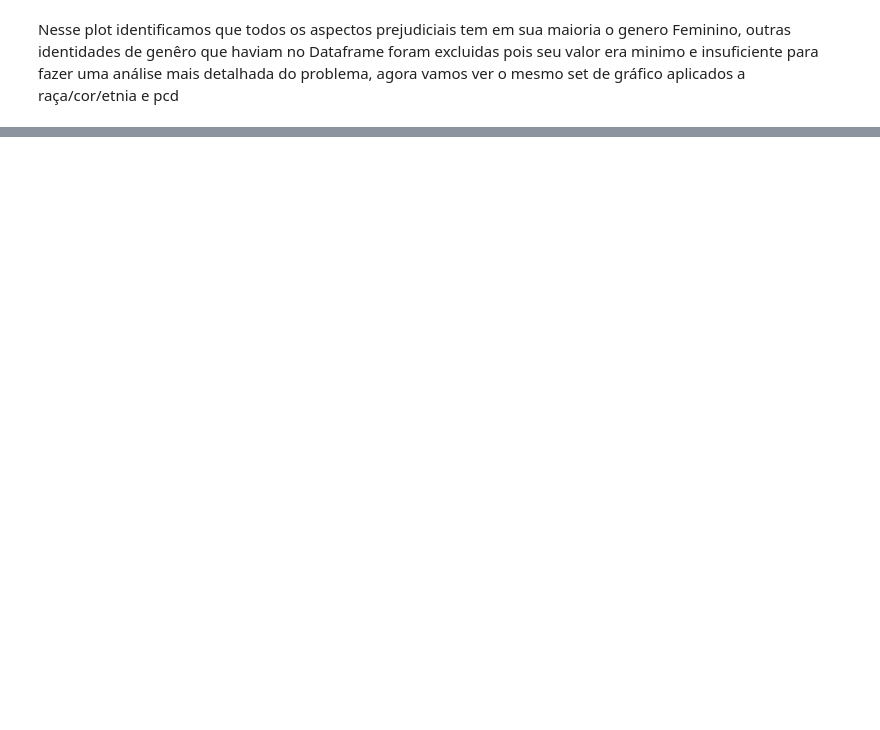
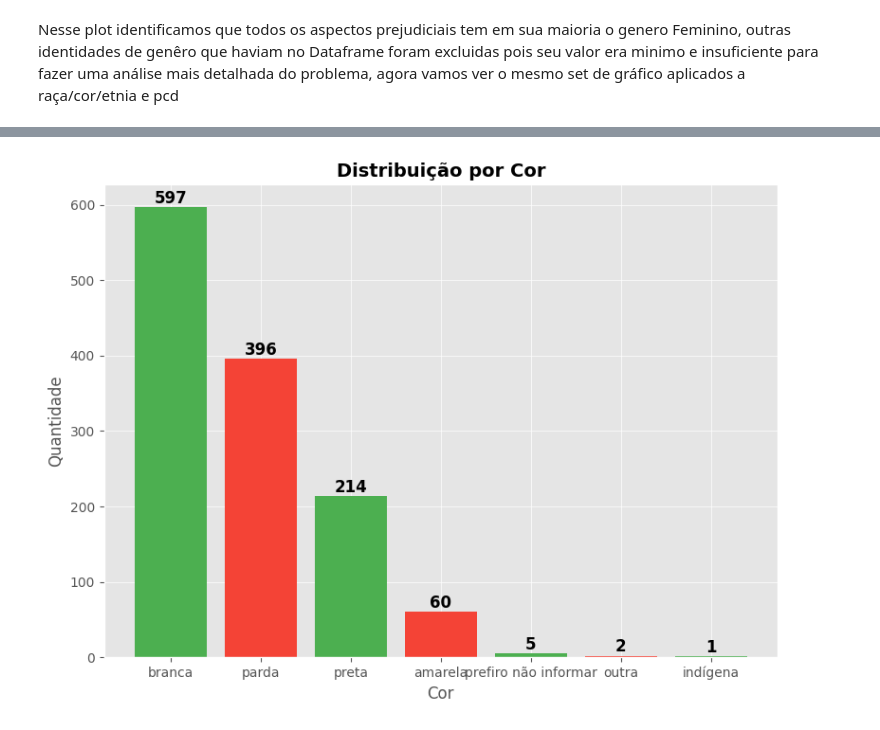
Before and after one commit to rodriguesgui/DC-Data-Glow-Up, a Jupyter notebook: src/main.ipynb, the cells around one changed output, grey strips where cells are left out. Saved outputs shown, nothing was run; the diff lists cells and outputs as text; code cells hidden in the pictures; blank space fills up the shorter version.

```diff
--- a/src/main.ipynb
+++ b/src/main.ipynb
@@ -797,0 +800,27 @@ plt.show()
+# %%
+
+valores_cores = df['1.c_cor/raca/etnia'].value_counts()
+categorias_cores = valores_cores.index
+valores_cor = valores_cores.values
+
+plt.style.use('ggplot')
+fig, ax = plt.subplots(figsize=(8, 6))
+
+# Cria as barras
+barras = ax.bar(categorias_cores, valores_cor, color=['#4CAF50', '#F44336'])
+
+# Adiciona os valores em cima das barras
+for barra in barras:
+    altura = barra.get_height()
+    ax.text(barra.get_x() + barra.get_width() / 2, altura + 0.5, f'{int(altura)}',
+            ha='center', va='bottom', fontsize=12, fontweight='bold')
+
+# Títulos e rótulos
+ax.set_title('Distribuição por Cor', fontsize=14, fontweight='bold')
+ax.set_ylabel('Quantidade', fontsize=12)
+ax.set_xlabel('Cor', fontsize=12)
+
+plt.tight_layout()
+plt.show()
+# %% [output]
+[figure, added]
```
Also changed, not shown: parts of 11 cells of this notebook.
